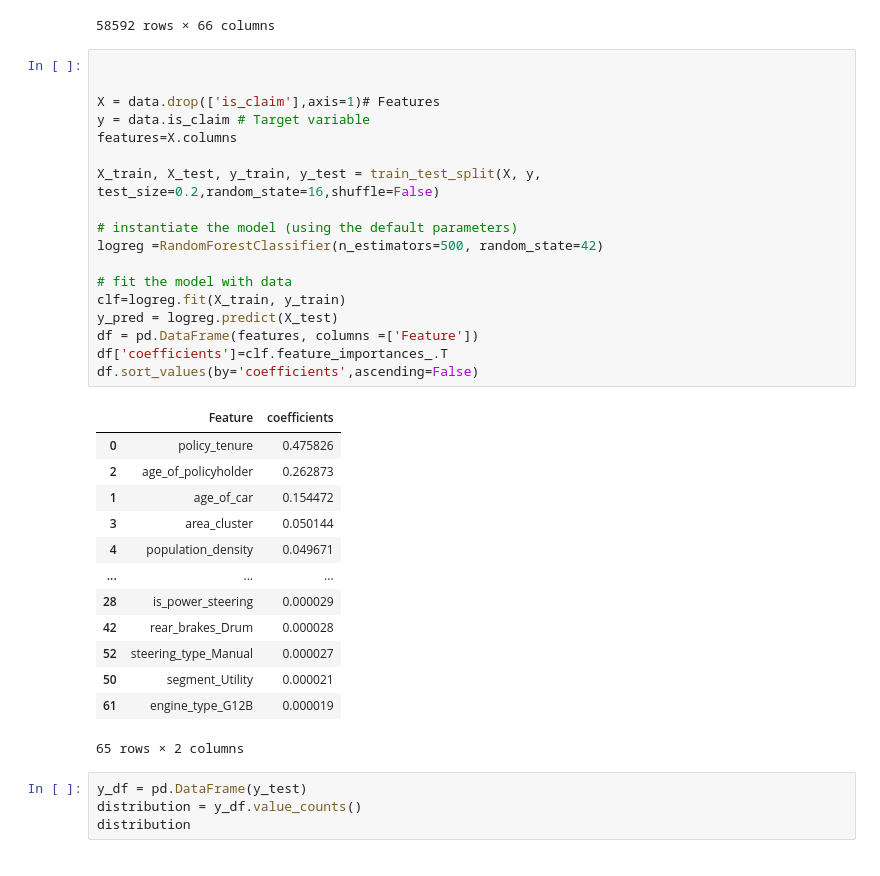
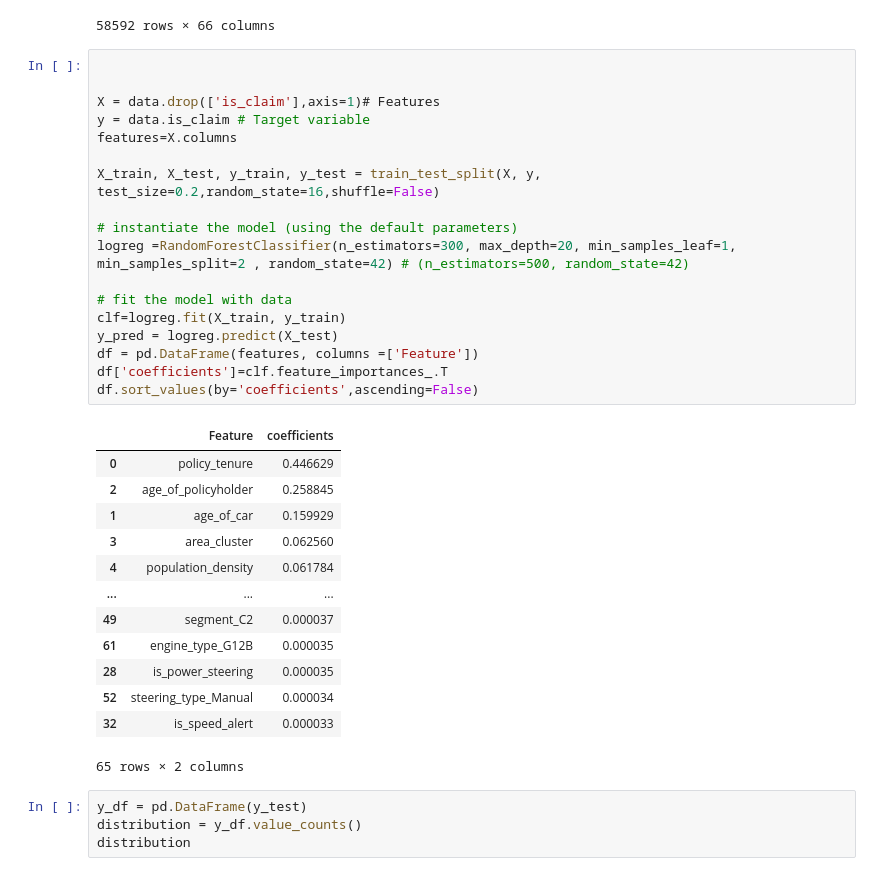
Before and after one commit to annaziegert/insurance_claim_prediciton_nova, a Jupyter notebook: Random Forest.ipynb, the cells around one changed output. Saved outputs shown, nothing was run; the diff lists cells and outputs as text.

```diff
--- a/Random Forest.ipynb
+++ b/Random Forest.ipynb
@@ -53,34 +53,34 @@ data
 # %%
 
 
 X = data.drop(['is_claim'],axis=1)# Features
 y = data.is_claim # Target variable
 features=X.columns
 
 X_train, X_test, y_train, y_test = train_test_split(X, y, test_size=0.2,random_state=16,shuffle=False)
 
 # instantiate the model (using the default parameters)
-logreg =RandomForestClassifier(n_estimators=500, random_state=42)
+logreg =RandomForestClassifier(n_estimators=300, max_depth=20, min_samples_leaf=1, min_samples_split=2 , random_state=42) # (n_estimators=500, random_state=42)
 
 # fit the model with data
 clf=logreg.fit(X_train, y_train)
 y_pred = logreg.predict(X_test)
 df = pd.DataFrame(features, columns =['Feature'])
 df['coefficients']=clf.feature_importances_.T
 df.sort_values(by='coefficients',ascending=False)
 # %% [output]
 |  | Feature | coefficients |
-| 0 | policy_tenure | 0.475826 |
-| 2 | age_of_policyholder | 0.262873 |
-| 1 | age_of_car | 0.154472 |
-| 3 | area_cluster | 0.050144 |
-| 4 | population_density | 0.049671 |
+| 0 | policy_tenure | 0.446629 |
+| 2 | age_of_policyholder | 0.258845 |
+| 1 | age_of_car | 0.159929 |
+| 3 | area_cluster | 0.062560 |
+| 4 | population_density | 0.061784 |
 | ... | ... | ... |
-| 28 | is_power_steering | 0.000029 |
-| 42 | rear_brakes_Drum | 0.000028 |
-| 52 | steering_type_Manual | 0.000027 |
-| 50 | segment_Utility | 0.000021 |
-| 61 | engine_type_G12B | 0.000019 |
+| 49 | segment_C2 | 0.000037 |
+| 61 | engine_type_G12B | 0.000035 |
+| 28 | is_power_steering | 0.000035 |
+| 52 | steering_type_Manual | 0.000034 |
+| 32 | is_speed_alert | 0.000033 |
 65 rows × 2 columns
 # %%
 y_df = pd.DataFrame(y_test)
```
Also changed, not shown: parts of 4 cells of this notebook, 1 other file.
